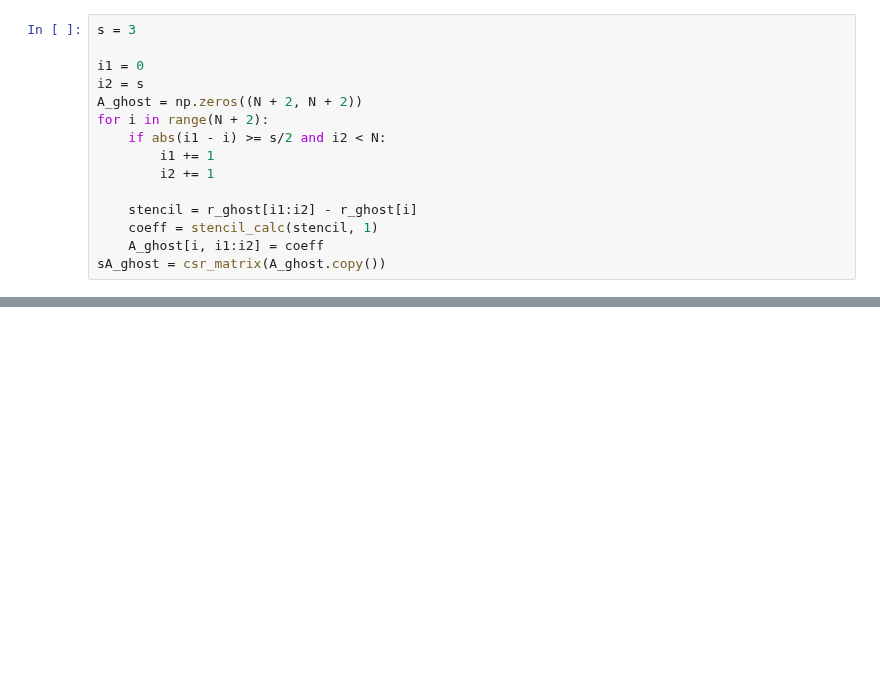
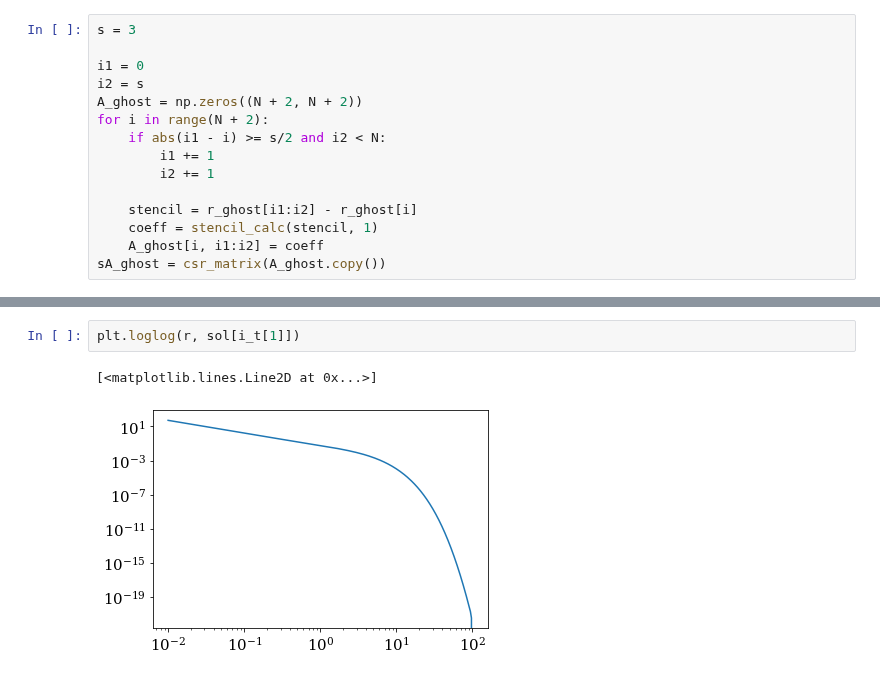
Before and after one commit to agent031/bachelor_code, a Jupyter notebook: Explicit_solutions/explicit_powerlaw.ipynb, the cells around one changed output, grey strips where cells are left out. Saved outputs shown, nothing was run; the diff lists cells and outputs as text; blank space fills up the shorter version.

```diff
--- a/Explicit_solutions/explicit_powerlaw.ipynb
+++ b/Explicit_solutions/explicit_powerlaw.ipynb
@@ -240,3 +254,8 @@ i_t
+# %%
+plt.loglog(r, sol[i_t[1]])
+# %% [output]
+[<matplotlib.lines.Line2D at 0x...>]
+[figure, added]
 # %%
 fig, axs = plt.subplots(1,2, figsize=(15,5), gridspec_kw={'width_ratios': [2, 1]})
 
```
Also changed, not shown: parts of 12 cells of this notebook, 1 other file.
